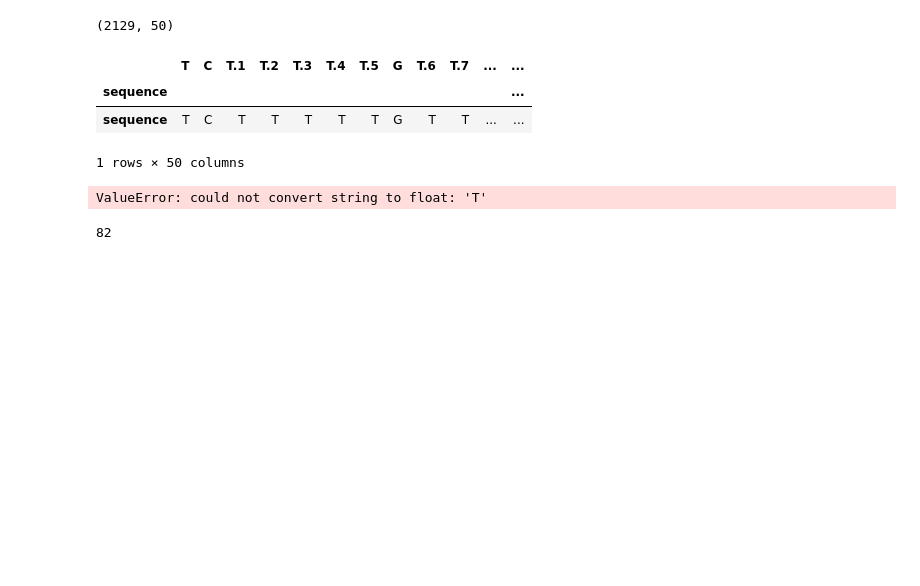
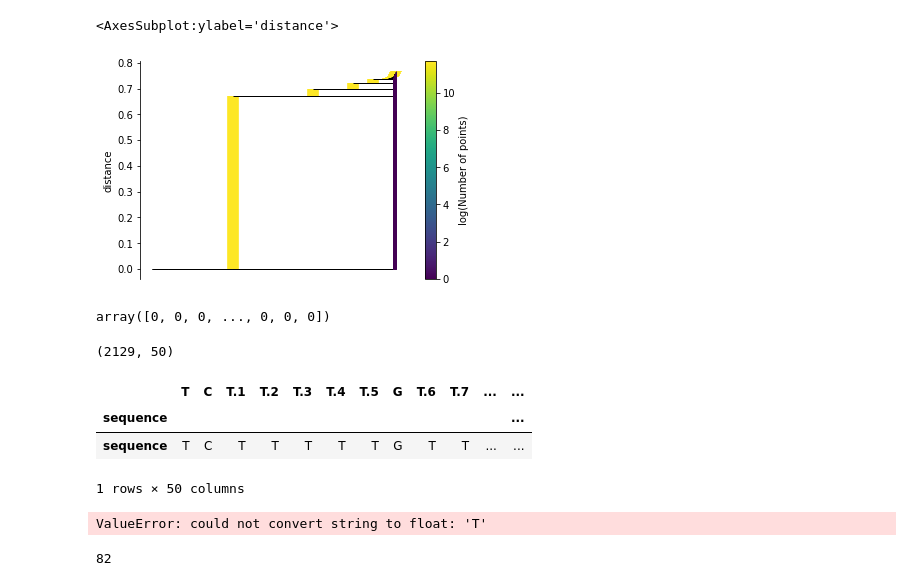
Before and after one commit to TreeTechDev/biomodelml, a Jupyter notebook: test.ipynb, the cells around one changed output. Saved outputs shown, nothing was run; the diff lists cells and outputs as text; code cells hidden in the pictures; blank space fills up the shorter version.

```diff
--- a/test.ipynb
+++ b/test.ipynb
@@ -6,3 +59,12 @@ df = pandas.read_csv("data/matrix/NC_000913.3:1362468-1362518(+).csv")
+# %%
+clusterer.single_linkage_tree_.plot()
+# %% [output]
+<AxesSubplot:ylabel='distance'>
+[figure, added]
+# %%
+clusterer.single_linkage_tree_.get_clusters(0.023, min_cluster_size=2)
+# %% [output]
+array([0, 0, 0, ..., 0, 0, 0])
 # %%
 df = df.set_index("sequence")
 # %%
```
Also changed, not shown: parts of 10 cells of this notebook, 1 other file.
